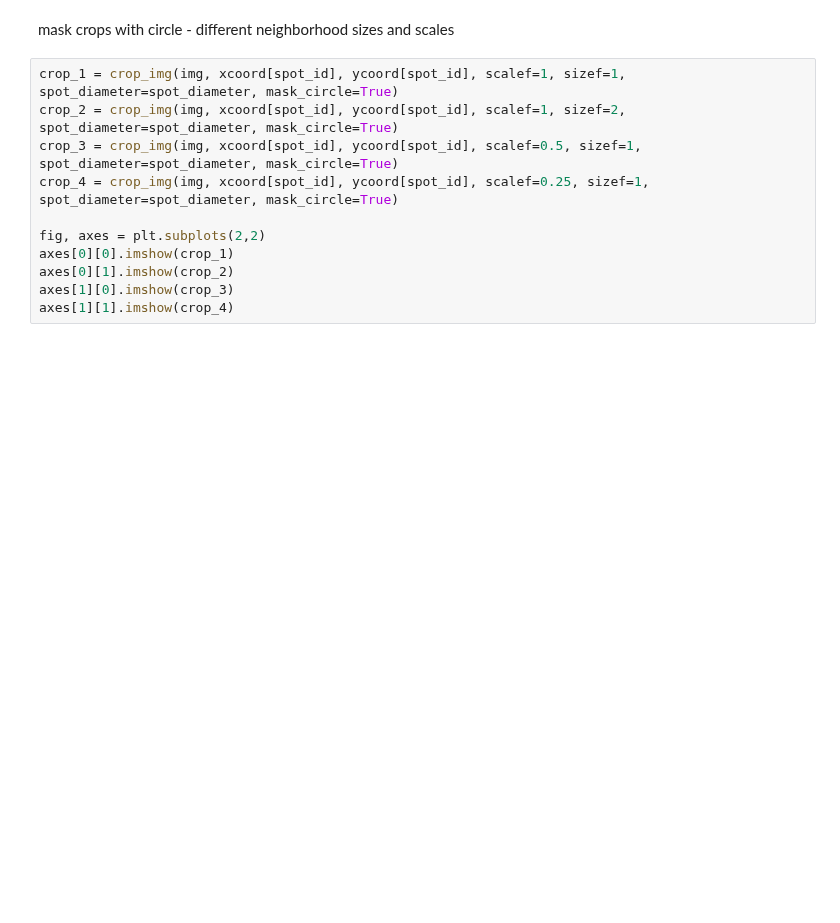
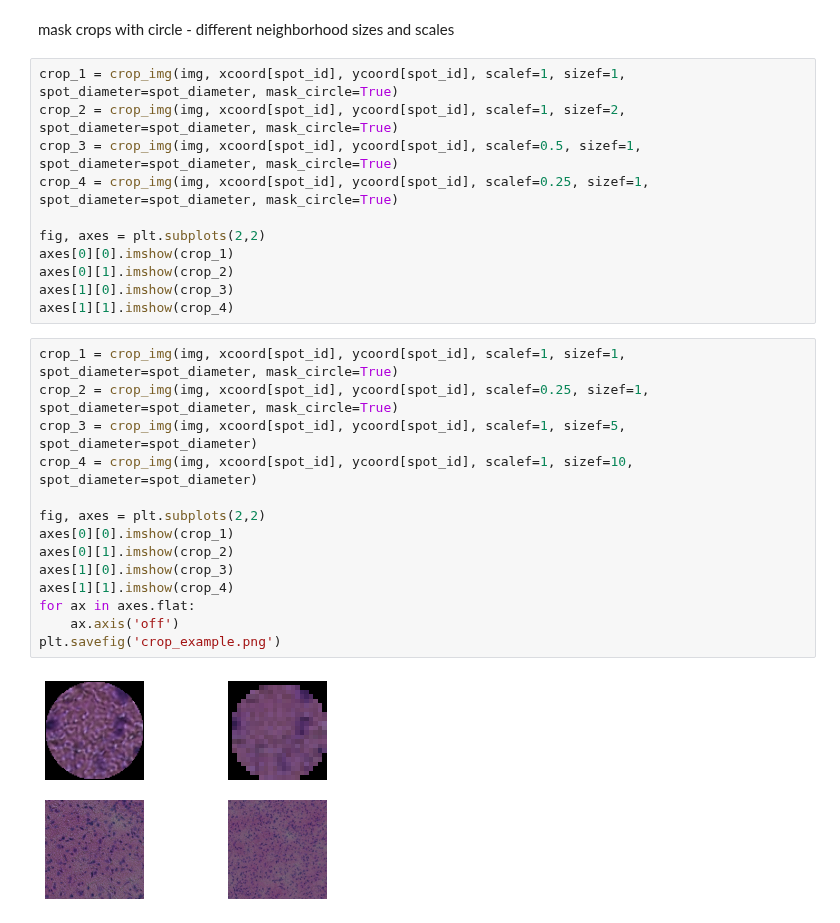
Before and after one commit to scverse/squidpy, a Jupyter notebook: notebooks/hs_extract_image_crops.ipynb, the cells around one changed output. Drawn from its saved outputs; the diff is of its cells as text; blank space fills up the shorter version.

```diff
--- a/notebooks/hs_extract_image_crops.ipynb
+++ b/notebooks/hs_extract_image_crops.ipynb
@@ -82,3 +82,19 @@ axes[0][0].imshow(crop_1)
 axes[0][1].imshow(crop_2)
 axes[1][0].imshow(crop_3)
 axes[1][1].imshow(crop_4)
+# %%
+crop_1 = crop_img(img, xcoord[spot_id], ycoord[spot_id], scalef=1, sizef=1, spot_diameter=spot_diameter, mask_circle=True)
+crop_2 = crop_img(img, xcoord[spot_id], ycoord[spot_id], scalef=0.25, sizef=1, spot_diameter=spot_diameter, mask_circle=True)
+crop_3 = crop_img(img, xcoord[spot_id], ycoord[spot_id], scalef=1, sizef=5, spot_diameter=spot_diameter)
+crop_4 = crop_img(img, xcoord[spot_id], ycoord[spot_id], scalef=1, sizef=10, spot_diameter=spot_diameter)
+
+fig, axes = plt.subplots(2,2)
+axes[0][0].imshow(crop_1)
+axes[0][1].imshow(crop_2)
+axes[1][0].imshow(crop_3)
+axes[1][1].imshow(crop_4)
+for ax in axes.flat:
+    ax.axis('off')
+plt.savefig('crop_example.png')
+# %% [output]
+[figure, added]
```
